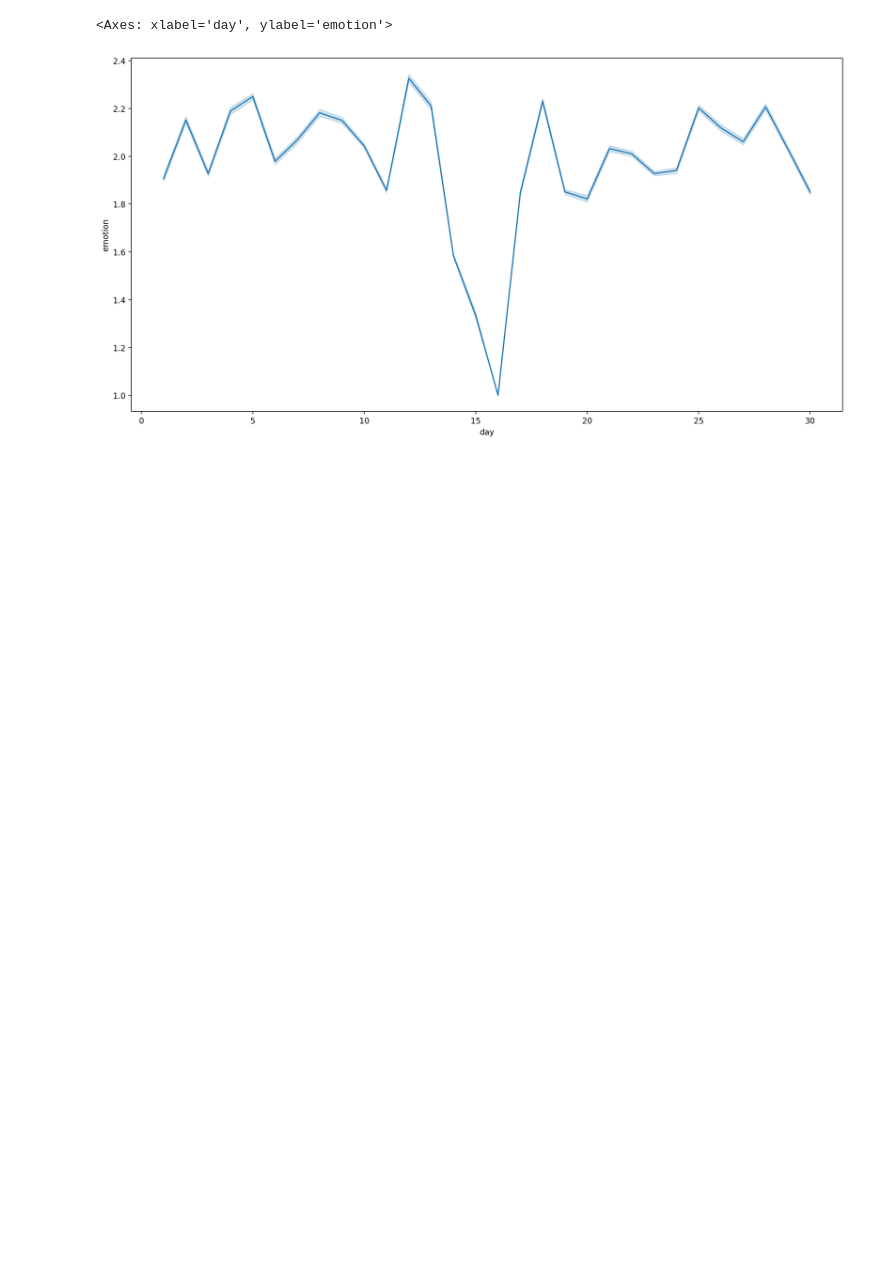
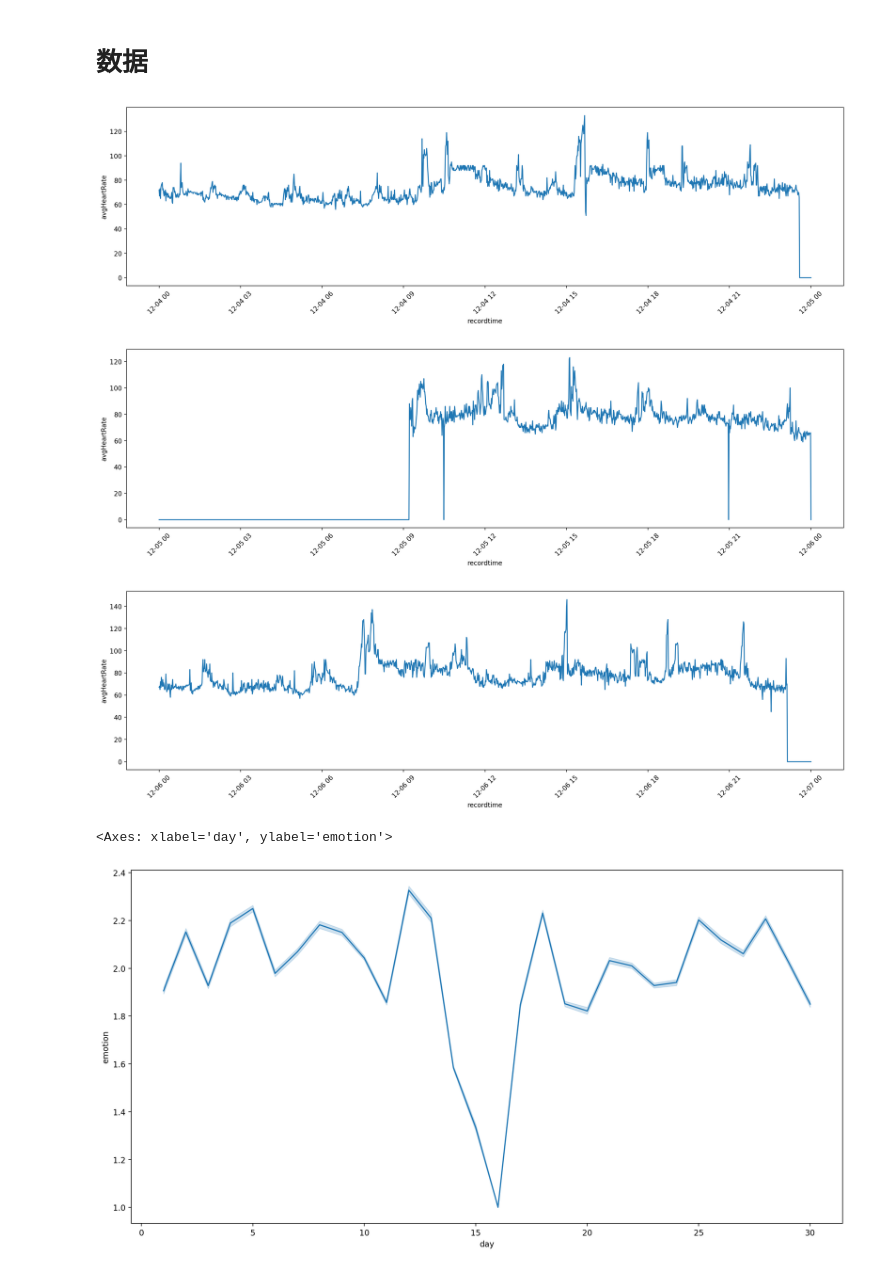
Before and after one commit to suzhc/BehaviorDL, a Jupyter notebook: notebooks/4.check-dataset.ipynb, the cells around one changed output. Cells and saved outputs as stored; diff of their text form; code cells hidden in the pictures; blank space fills up the shorter version.

Commit message:
plot_day

```diff
--- a/notebooks/4.check-dataset.ipynb
+++ b/notebooks/4.check-dataset.ipynb
@@ -6,3 +30,25 @@ dataset = HuaweiDataset(path="/home/user/suzhao/BehaviorDL/dataset/Huawei", labe
+# %% [markdown]
+# 数据
+# %%
+df = dataset.all_df
+
+def plot_day(index, col) -> None:
+    '''
+    index: int, index of the patient
+    col: str, column name
+    '''
+    df_plot = df.loc[index].fillna(0)
+    plt.figure(figsize=(20, 5))
+    sns.lineplot(data=df_plot, x='recordtime', y=col)
+    plt.xticks(rotation=45)
+
+plot_day(67, 'avgHeartRate')
+plot_day(68, 'avgHeartRate')
+plot_day(69, 'avgHeartRate')
+# %% [output]
+[figure, added]
+[figure, added]
+[figure, added]
 # %%
 weights = [1 if i < 3 else 9 for i in dataset.labels_df.values]
 sampler = torch.utils.data.WeightedRandomSampler(
```
Also changed, not shown: parts of 2 cells of this notebook.
